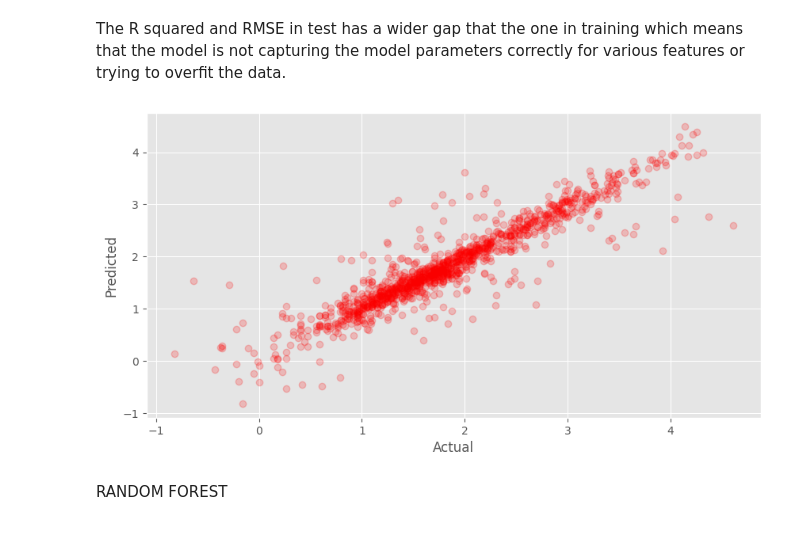
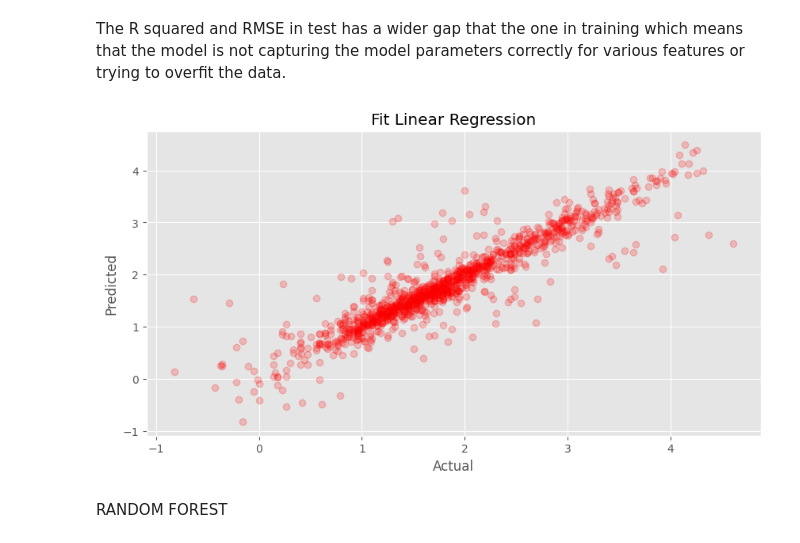
Before and after one commit to povishwa/DA203-O-Introduction-to-Computing-for-AI-ML, a Jupyter notebook: car_price_prediction/Used_car_price_prediction.ipynb, the cells around one changed output. Cells and saved outputs as stored; diff of their text form; code cells hidden in the pictures.

```diff
--- a/car_price_prediction/Used_car_price_prediction.ipynb
+++ b/car_price_prediction/Used_car_price_prediction.ipynb
@@ -337,11 +337,12 @@ The R squared and RMSE in test has a wider gap that the one in training which me
 # %%
 plt.figure(figsize=(10,5))
 plt.plot(y_test, y_pred_test,'ro',alpha=0.2)
 plt.xlabel('Actual')
 plt.ylabel('Predicted')
+plt.title('Fit Linear Regression')
 plt.show()
 # %% [output]
-[figure, old version]
+[figure, new version]
 # %% [markdown]
 RANDOM FOREST
 # %%
```
Also changed, not shown: parts of 9 cells of this notebook, 1 other file.
